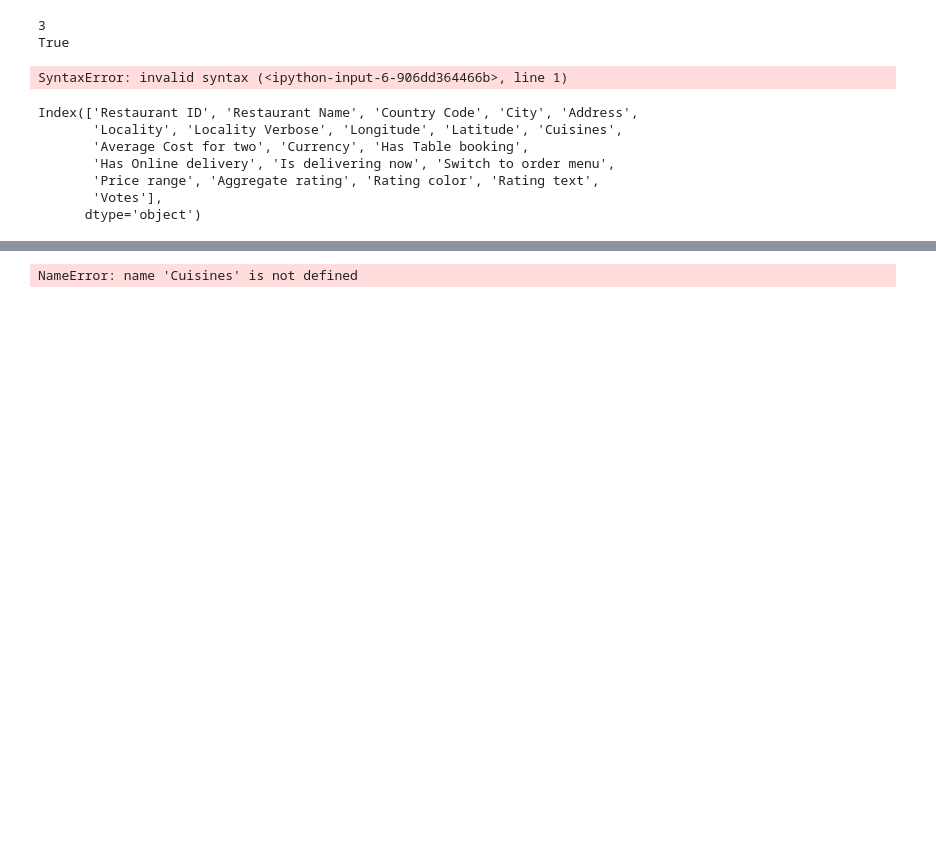
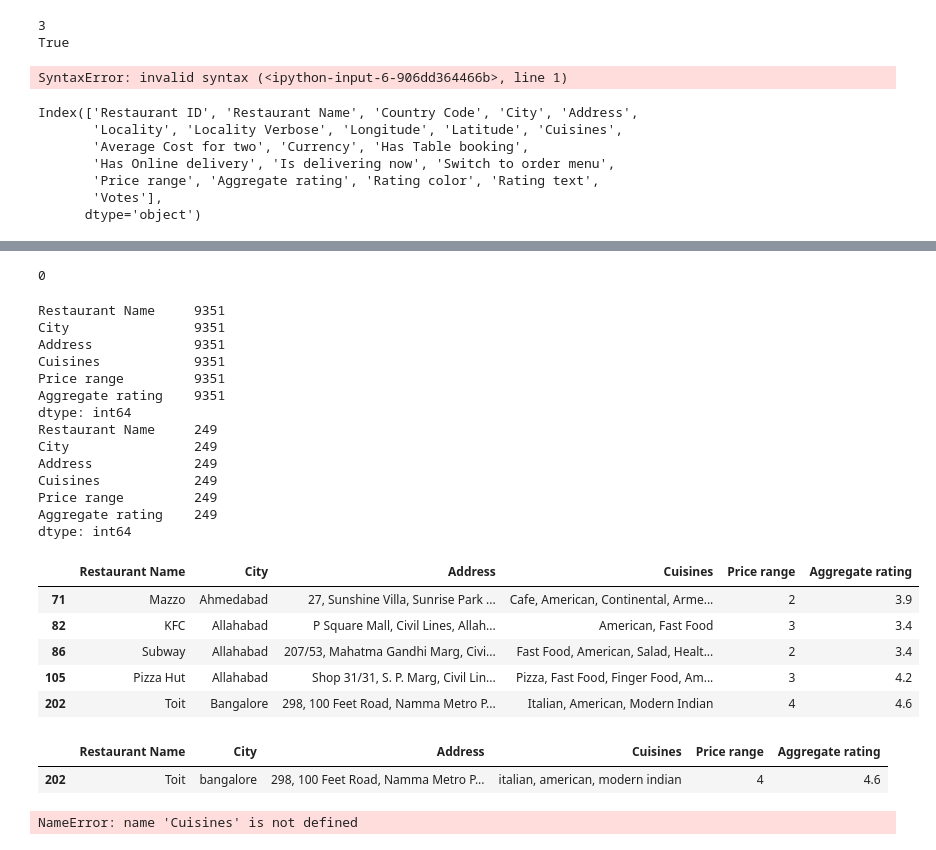
Before and after one commit to Kumaraguru-Muthuraj/_AIML_Code, a Jupyter notebook: _PythonNotebooks/Python Practice/Code1.ipynb, the cells around one changed output, grey strips where cells are left out. Drawn from its saved outputs; the diff is of its cells as text; code cells hidden in the pictures; blank space fills up the shorter version.

```diff
--- a/_PythonNotebooks/Python Practice/Code1.ipynb
+++ b/_PythonNotebooks/Python Practice/Code1.ipynb
@@ -324,0 +386,34 @@ Index(['Restaurant ID', 'Restaurant Name', 'Country Code', 'City', 'Address',
+# %%
+cusineFound("indian ", "indian, veggie, american")
+# %% [output]
+0
+# %%
+cus = 'american'
+
+print(restaurants.count())
+
+TEMP = restaurants[restaurants['Cuisines'].apply(lambda x: cus in x.lower())]
+
+print(TEMP.count())
+TEMP.head()
+# %% [output]
+Restaurant Name     9351
+City                9351
+Address             9351
+Cuisines            9351
+Price range         9351
+Aggregate rating    9351
+dtype: int64
+Restaurant Name     249
+City                249
+Address             249
+Cuisines            249
+Price range         249
+Aggregate rating    249
+dtype: int64
+|  | Restaurant Name | City | Address | Cuisines | Price range | Aggregate rating |
+| 71 | Mazzo | Ahmedabad | 27, Sunshine Villa, Sunrise Park ... | Cafe, American, Continental, Arme... | 2 | 3.9 |
+| 82 | KFC | Allahabad | P Square Mall, Civil Lines, Allah... | American, Fast Food | 3 | 3.4 |
+| 86 | Subway | Allahabad | 207/53, Mahatma Gandhi Marg, Civi... | Fast Food, American, Salad, Healt... | 2 | 3.4 |
+| 105 | Pizza Hut | Allahabad | Shop 31/31, S. P. Marg, Civil Lin... | Pizza, Fast Food, Finger Food, Am... | 3 | 4.2 |
+| 202 | Toit | Bangalore | 298, 100 Feet Road, Namma Metro P... | Italian, American, Modern Indian | 4 | 4.6 |
@@ -325,3 +448,8 @@ Index(['Restaurant ID', 'Restaurant Name', 'Country Code', 'City', 'Address',
+# %%
+getTopNRatedRestaurants('bangalore', 'american', 4, 10)
+# %% [output]
+|  | Restaurant Name | City | Address | Cuisines | Price range | Aggregate rating |
+| 202 | Toit | bangalore | 298, 100 Feet Road, Namma Metro P... | italian, american, modern indian | 4 | 4.6 |
 # %%
 TEMP = ZomatoData[(ZomatoData['Cuisines'].apply(lambda x: Cuisines.lower() in x.lower())) & (ZomatoData['City'].apply(lambda x: City.lower() in x.lower()))]
 TEMP[['Restaurant Name','Address','Average Cost for two','Aggregate rating']]
```
Also changed, not shown: parts of 10 cells of this notebook, 18 other files.
